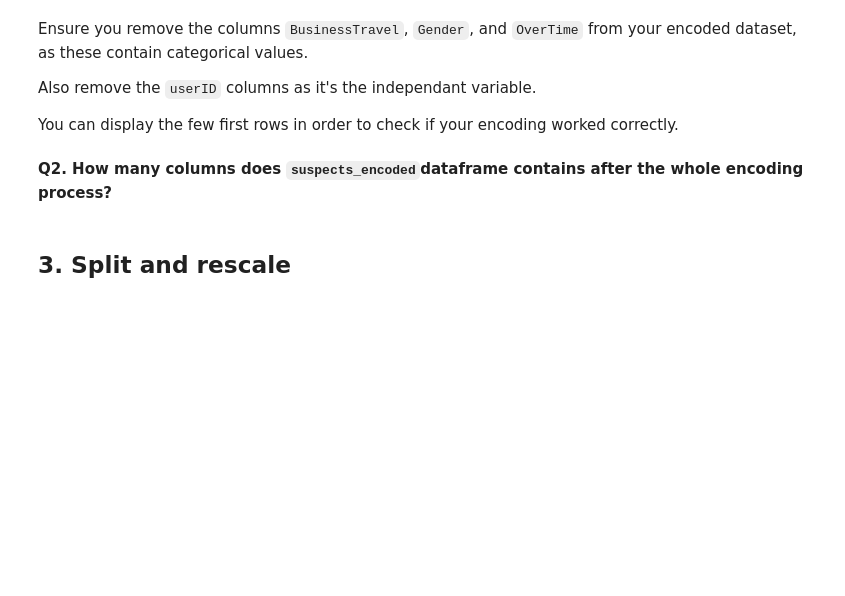
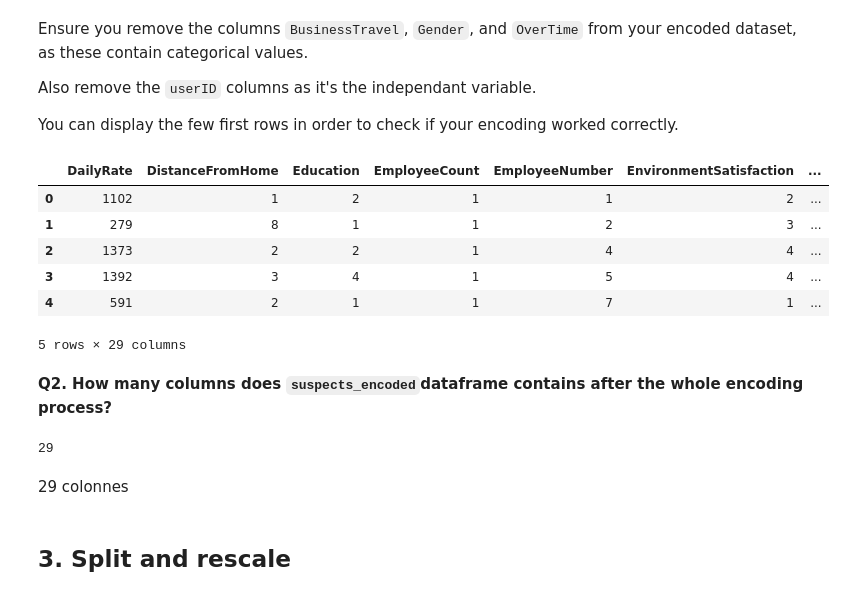
Before and after one commit to AmirJffr/DataScience-and-Machine-Learning-Master-SI, a Jupyter notebook: Assignements/Part 3/Assignment_part_3.ipynb, the cells around one changed output. Cells and saved outputs as stored; diff of their text form; code cells hidden in the pictures; blank space fills up the shorter version.

```diff
--- a/Assignements/Part 3/Assignment_part_3.ipynb
+++ b/Assignements/Part 3/Assignment_part_3.ipynb
@@ -205,5 +218,22 @@ You can display the few first rows in order to check if your encoding worked cor
+# %%
+suspects_encoded = suspects_encoded.drop(columns=["BusinessTravel", "Gender", "OverTime", "userID"])
+suspects_encoded.head()
+# %% [output]
+|  | DailyRate | DistanceFromHome | Education | EmployeeCount | EmployeeNumber | EnvironmentSatisfaction | ... |
+| 0 | 1102 | 1 | 2 | 1 | 1 | 2 | ... |
+| 1 | 279 | 8 | 1 | 1 | 2 | 3 | ... |
+| 2 | 1373 | 2 | 2 | 1 | 4 | 4 | ... |
+| 3 | 1392 | 3 | 4 | 1 | 5 | 4 | ... |
+| 4 | 591 | 2 | 1 | 1 | 7 | 1 | ... |
+5 rows × 29 columns
 # %% [markdown]
 **Q2. How many columns does `suspects_encoded`dataframe contains after the whole encoding process?**
+# %%
+suspects_encoded.shape[1]
+# %% [output]
+29
+# %% [markdown]
+29 colonnes
 # %% [markdown]
 ## 3. Split and rescale
 # %% [markdown]
```
Also changed, not shown: parts of 29 cells of this notebook.
